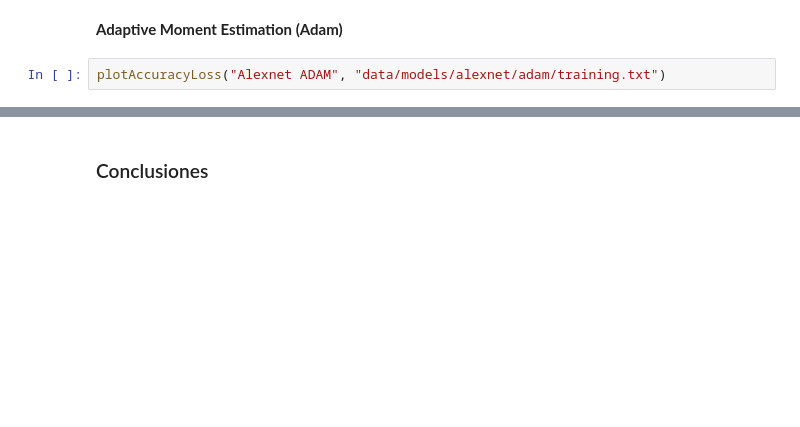
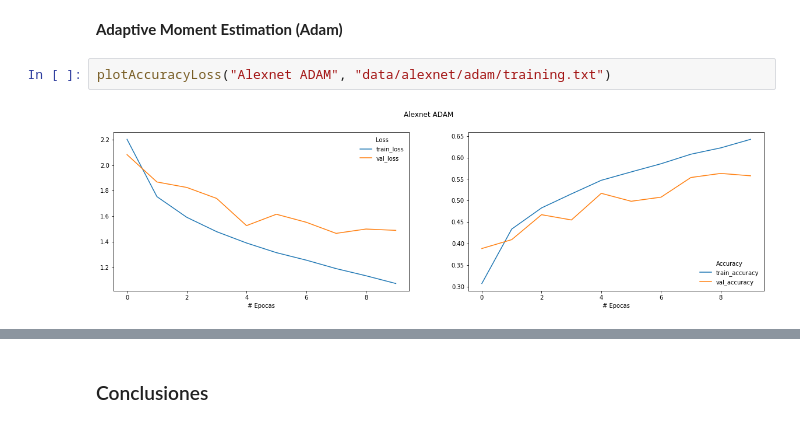
Before and after one commit to roydcapella/convnet2, a Jupyter notebook: resnet_alexnet.ipynb, the cells around one changed output, grey strips where cells are left out. Drawn from its saved outputs; the diff is of its cells as text; blank space fills up the shorter version.

```diff
--- a/resnet_alexnet.ipynb
+++ b/resnet_alexnet.ipynb
@@ -262,4 +499,6 @@ plotAccuracyLoss("Alexnet SGD", "data/models/alexnet/sgd/training.txt")
 # %% [markdown]
 **Adaptive Moment Estimation (Adam)**
 # %%
-plotAccuracyLoss("Alexnet ADAM", "data/models/alexnet/adam/training.txt")
+plotAccuracyLoss("Alexnet ADAM", "data/alexnet/adam/training.txt")
+# %% [output]
+[figure, added]
```
Also changed, not shown: parts of 93 cells of this notebook.
